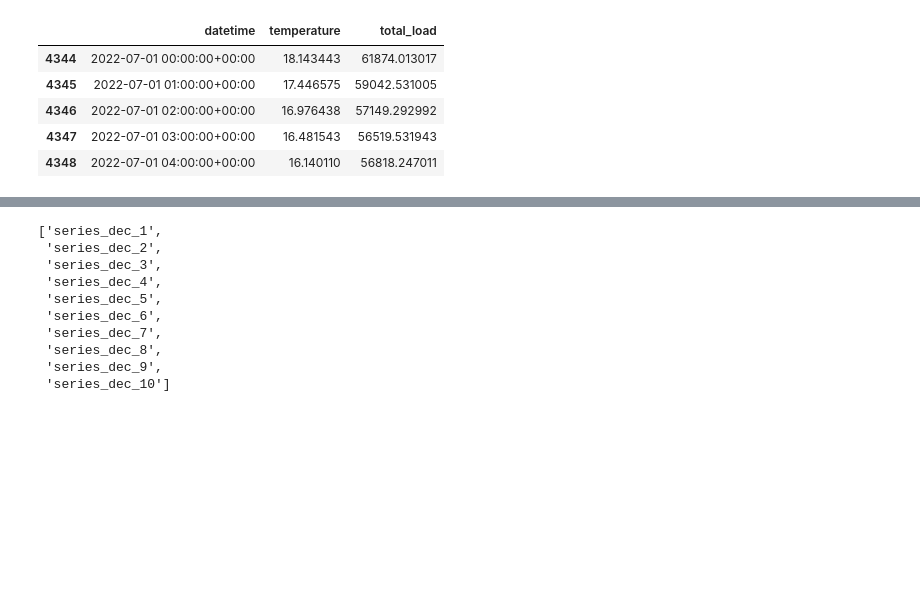
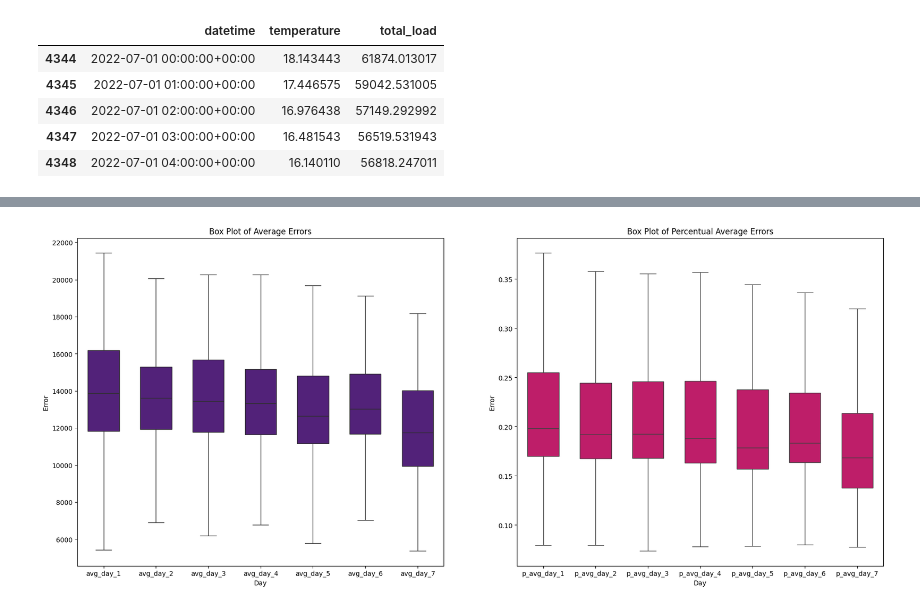
Before and after one commit to VRMattos96/load-forecast, a Jupyter notebook: 02.codes/validation.ipynb, the cells around one changed output, grey strips where cells are left out. Cells and saved outputs as stored; diff of their text form; code cells hidden in the pictures; blank space fills up the shorter version.

Commit message:
adding validation model code

```diff
--- a/02.codes/validation.ipynb
+++ b/02.codes/validation.ipynb
@@ -482,13 +668,26 @@ InvalidArgumentError: {{function_node __wrapped__Sub_device_/job:localhost/repli
-# %%
-label_columns
-# %% [output]
-['series_dec_1',
- 'series_dec_2',
- 'series_dec_3',
- 'series_dec_4',
- 'series_dec_5',
- 'series_dec_6',
- 'series_dec_7',
- 'series_dec_8',
- 'series_dec_9',
- 'series_dec_10']
+# %%
+df_avg_plot = pd.DataFrame({k: validation_dict[k] for k in list(validation_dict)[:7]})
+df_per_plot = pd.DataFrame({k: validation_dict[k] for k in list(validation_dict)[7:14]})
+
+# Melt the DataFrames to 'long' format for Seaborn
+df_avg_melted = df_avg_plot.melt(value_vars=df_avg_plot.columns, var_name='day', value_name='avg_error')
+df_per_melted = df_per_plot.melt(value_vars=df_per_plot.columns, var_name='day', value_name='percentual_avg_error')
+
+# Set up the Seaborn plot with two subplots
+fig, axes = plt.subplots(nrows=1, ncols=2, figsize=(22, 9))
+
+# Box plot for average errors
+sns.boxplot(x='day', y='avg_error', data=df_avg_melted, showfliers=False, width=0.6, color='#541388', ax=axes[0])
+axes[0].set_title('Box Plot of Average Errors')
+axes[0].set_xlabel('Day')
+axes[0].set_ylabel('Error')
+
+# Box plot for percentual average errors
+sns.boxplot(x='day', y='percentual_avg_error', data=df_per_melted, showfliers=False, width=0.6, color='#D90368', ax=axes[1])
+axes[1].set_title('Box Plot of Percentual Average Errors')
+axes[1].set_xlabel('Day')
+axes[1].set_ylabel('Error')
+
+plt.show()
+# %% [output]
+[figure, added]
```
Also changed, not shown: parts of 10 cells of this notebook, 2 other files.
